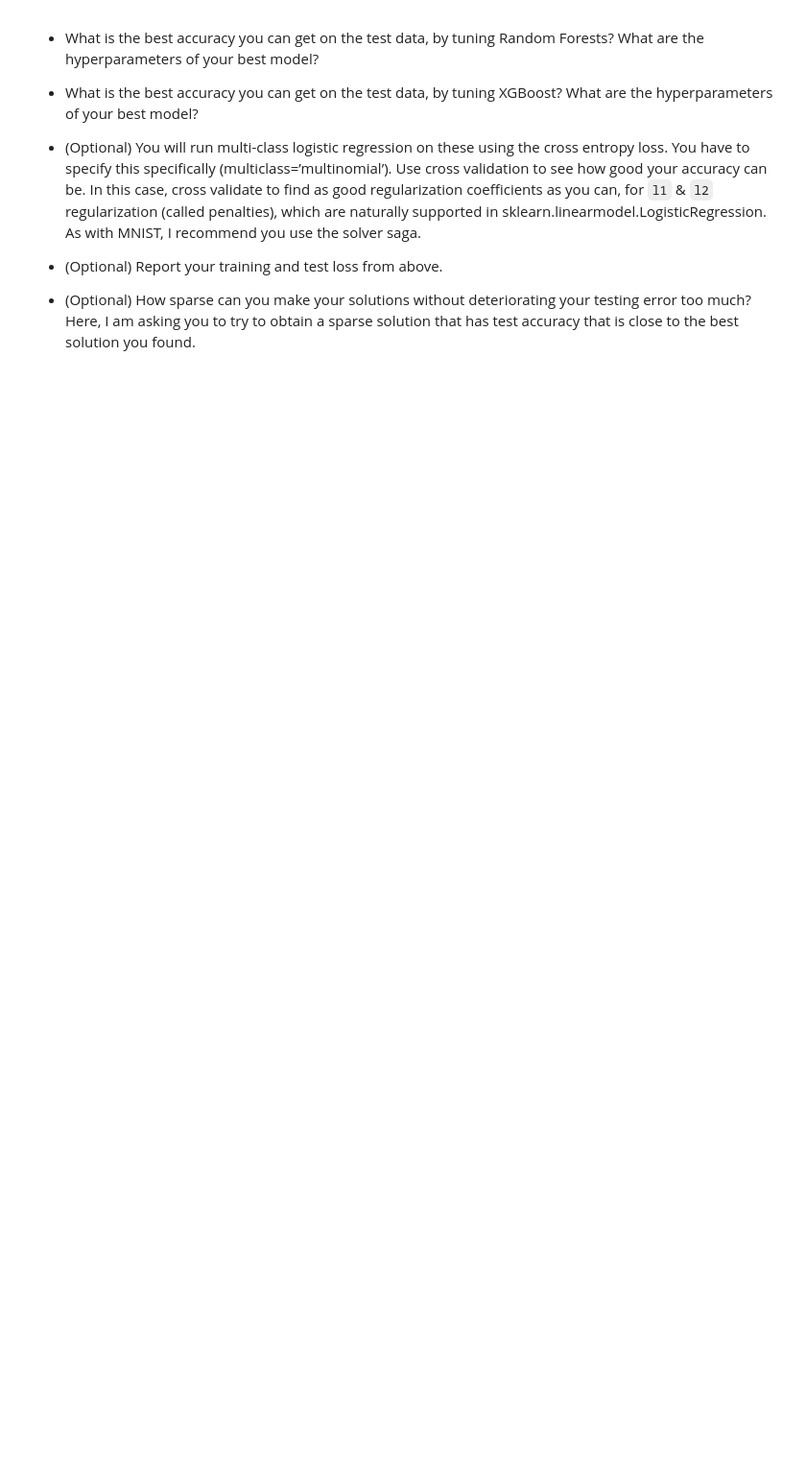
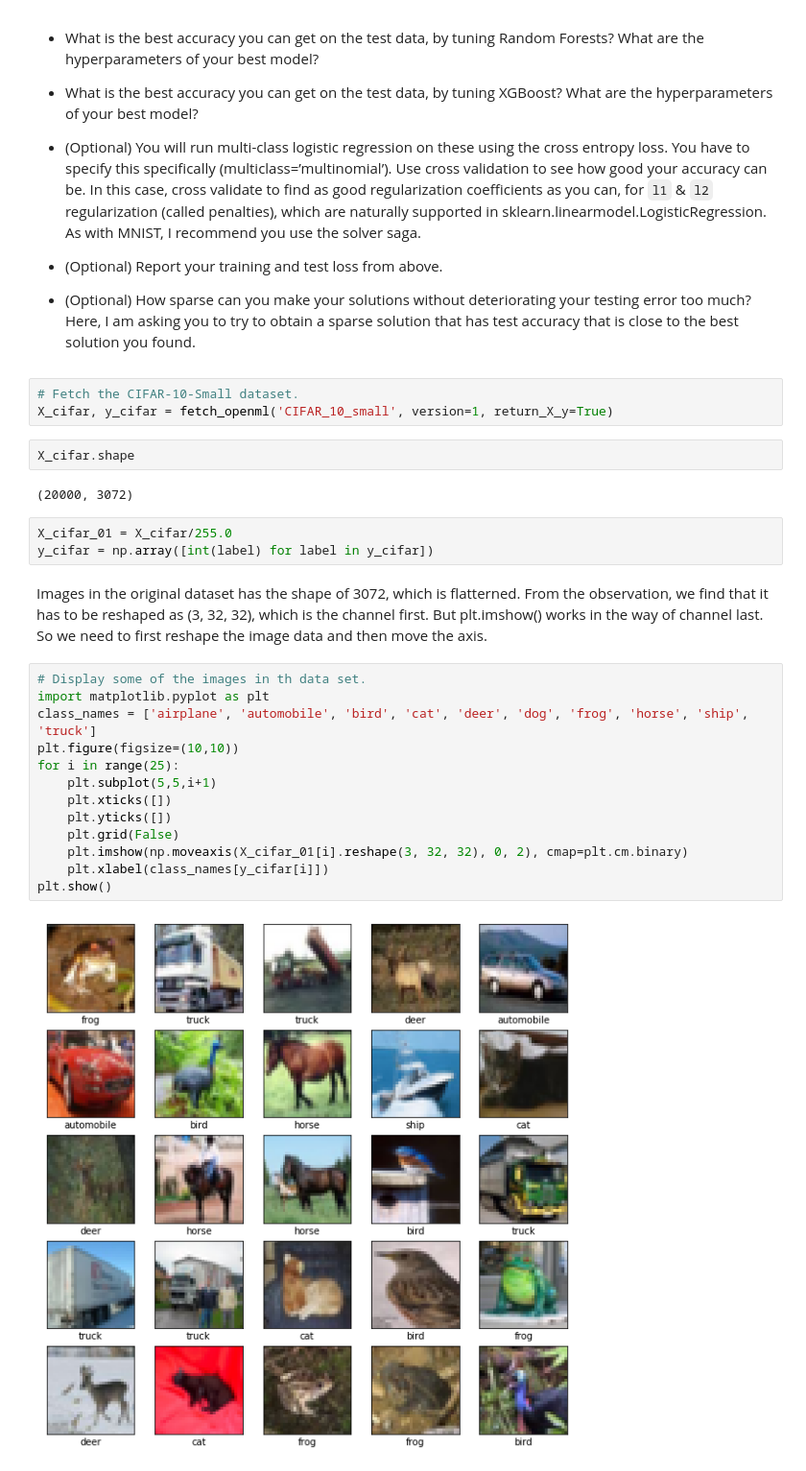
Before and after one commit to mxviteri/bds_hm1, a Jupyter notebook: hw6/HW6.ipynb, the cells around one changed output. Shown at 96% size. Drawn from its saved outputs; the diff is of its cells as text; blank space fills up the shorter version.

```diff
--- a/hw6/HW6.ipynb
+++ b/hw6/HW6.ipynb
@@ -201,3 +201,30 @@ In this problem you will explore the data set CIFAR-10, just as you did above fo
 * (Optional) Report your training and test loss from above.
 
 * (Optional) How sparse can you make your solutions without deteriorating your testing error too much? Here, I am asking you to try to obtain a sparse solution that has test accuracy that is close to the best solution you found.
+# %%
+# Fetch the CIFAR-10-Small dataset.
+X_cifar, y_cifar = fetch_openml('CIFAR_10_small', version=1, return_X_y=True)
+# %%
+X_cifar.shape
+# %% [output]
+(20000, 3072)
+# %%
+X_cifar_01 = X_cifar/255.0
+y_cifar = np.array([int(label) for label in y_cifar])
+# %% [markdown]
+Images in the original dataset has the shape of 3072, which is flatterned. From the observation, we find that it has to be reshaped as (3, 32, 32), which is the channel first. But plt.imshow() works in the way of channel last. So we need to first reshape the image data and then move the axis.
+# %%
+# Display some of the images in th data set.
+import matplotlib.pyplot as plt
+class_names = ['airplane', 'automobile', 'bird', 'cat', 'deer', 'dog', 'frog', 'horse', 'ship', 'truck']
+plt.figure(figsize=(10,10))
+for i in range(25):
+    plt.subplot(5,5,i+1)
+    plt.xticks([])
+    plt.yticks([])
+    plt.grid(False)
+    plt.imshow(np.moveaxis(X_cifar_01[i].reshape(3, 32, 32), 0, 2), cmap=plt.cm.binary)
+    plt.xlabel(class_names[y_cifar[i]])
+plt.show()
+# %% [output]
+[figure, added]
```
Also changed, not shown: parts of 25 cells of this notebook, 2 other files.
